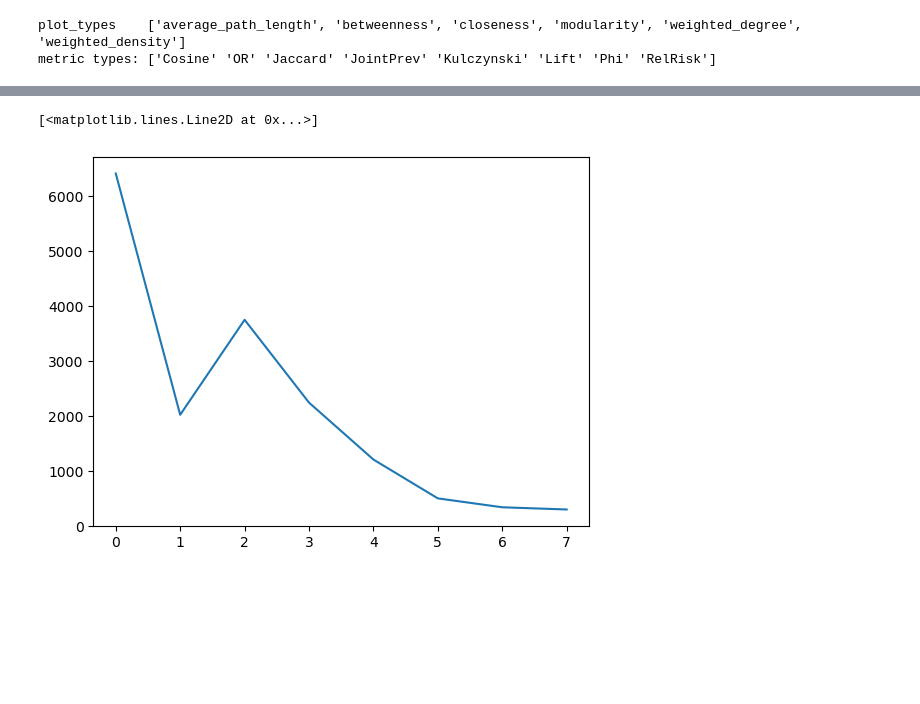
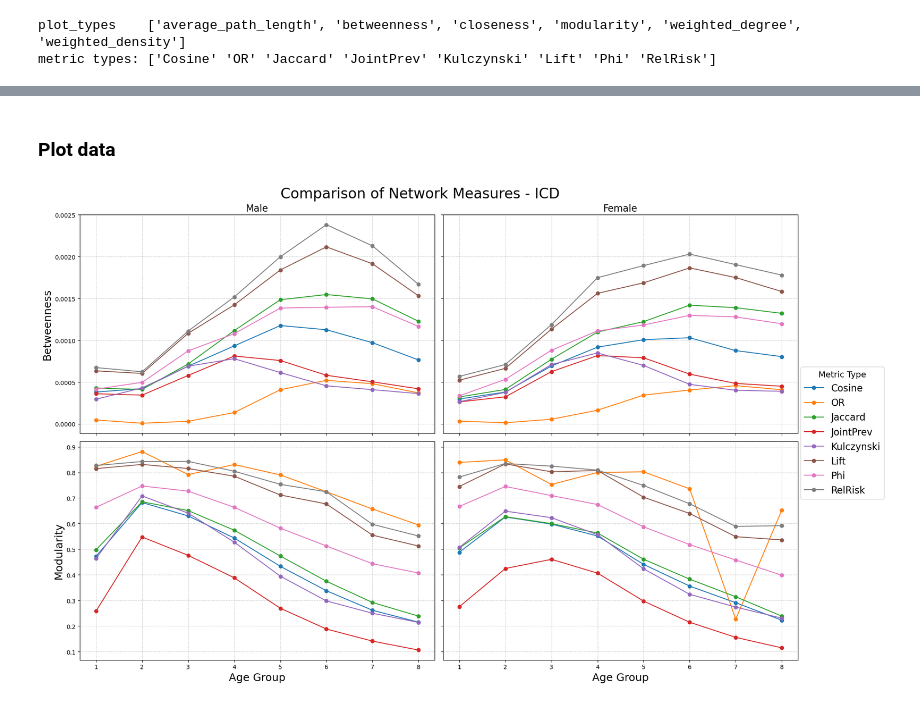
Before and after one commit to RogerGMarch/TAPAS, a Jupyter notebook: notebooks/robustness-metric.ipynb, the cells around one changed output, grey strips where cells are left out. Cells and saved outputs as stored; diff of their text form; code cells hidden in the pictures; blank space fills up the shorter version.

```diff
--- a/notebooks/robustness-metric.ipynb
+++ b/notebooks/robustness-metric.ipynb
@@ -84,5 +63,62 @@ avg_p_length
-# %%
-plt.plot(avg_p_length['JointPrev'])
-# %% [output]
-[<matplotlib.lines.Line2D at 0x...>]
-[figure, removed]
+# %%
+plots_type = ['betweenness','modularity']
+# %% [markdown]
+### Plot data
+# %%
+fig, axes = plt.subplots(nrows=2, ncols=2, figsize=(18, 12), sharex=True, sharey='row')
+genders = ['Male','Female']
+x_data = sorted(df_icd['age_group'].unique()) if 'age_group' in df_icd else []
+
+# --- 3. Loop Through Rows (plots_type) and Columns (gender) ---
+for i, p_type in enumerate(plots_type):
+    for j, gender in enumerate(genders):
+        # Select the correct subplot from the 2D axes array.
+        ax = axes[i, j]
+
+        # --- 4. Loop Through Each Metric to Draw Lines ---
+        for m_type in metric_types:
+            # Filter data for the specific plot type, gender, and metric type.
+            filtered_df = df_icd[(df_icd['gender'] == gender) & (df_icd['metric_type'] == m_type)]
+
+            # Group by age group and calculate the mean for the measure.
+            # Reindex to ensure all age groups are present, filling missing ones with NaN.
+            grouped_data = filtered_df.groupby('age_group')[p_type].mean().reindex(x_data)
+
+            # Plot the data.
+            ax.plot(grouped_data.index, grouped_data.values, marker='o', linestyle='-', label=m_type)
+
+        # --- 5. Customize Each Subplot ---
+        ax.grid(True, linestyle='--', alpha=0.6)
+
+        # Set the column title (Male/Female) only for the top row.
+        if i == 0:
+            ax.set_title(f'{gender}', fontsize=16)
+
+        # Set the row label (plot type) only for the first column.
+        if j == 0:
+            ax.set_ylabel(p_type.replace('_', ' ').title(), fontsize=18)
+
+# --- 6. Final Adjustments and Display ---
+# Set shared x-axis label for the bottom row.
+for ax in axes[1, :]:
+    ax.set_xlabel('Age Group', fontsize=18)
+
+# Create a single, shared legend for the entire figure to avoid clutter.
+handles, labels = ax.get_legend_handles_labels()
+fig.legend(handles, labels, title='Metric Type', loc='center right', bbox_to_anchor=(1.11, 0.5), fontsize=16, title_fontsize=14)
+
+# Add a single, overarching title for the entire figure.
+fig.suptitle('Comparison of Network Measures - ICD', fontsize=24, y=0.98)
+
+# Adjust the layout to prevent titles and labels from overlapping.
+# The `right` parameter makes space for the shared legend.
+#plt.tight_layout(rect=[0, 0, 0.9, 0.95])
+plt.tight_layout()
+
+# Save the figure to a file.
+plt.savefig('2x2_Betweenness_Modularity_ICD.png', dpi=300, bbox_inches='tight')
+
+# Show the plot.
+plt.show()
+# %% [output]
+[figure, added]
```
Also changed, not shown: parts of 4 cells of this notebook.
